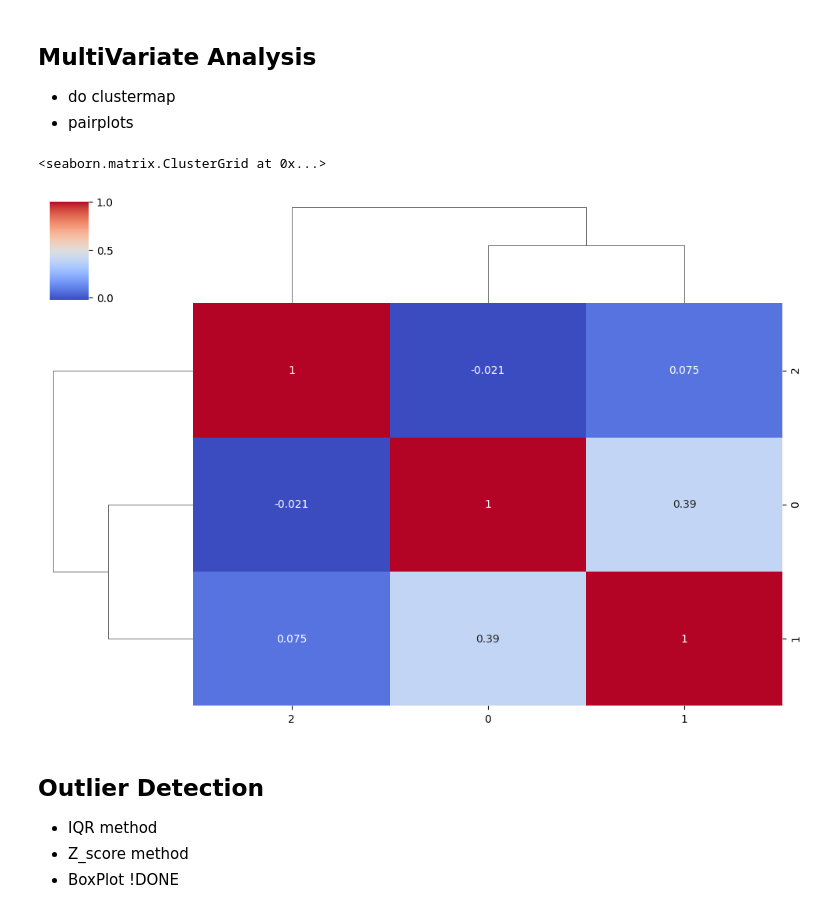
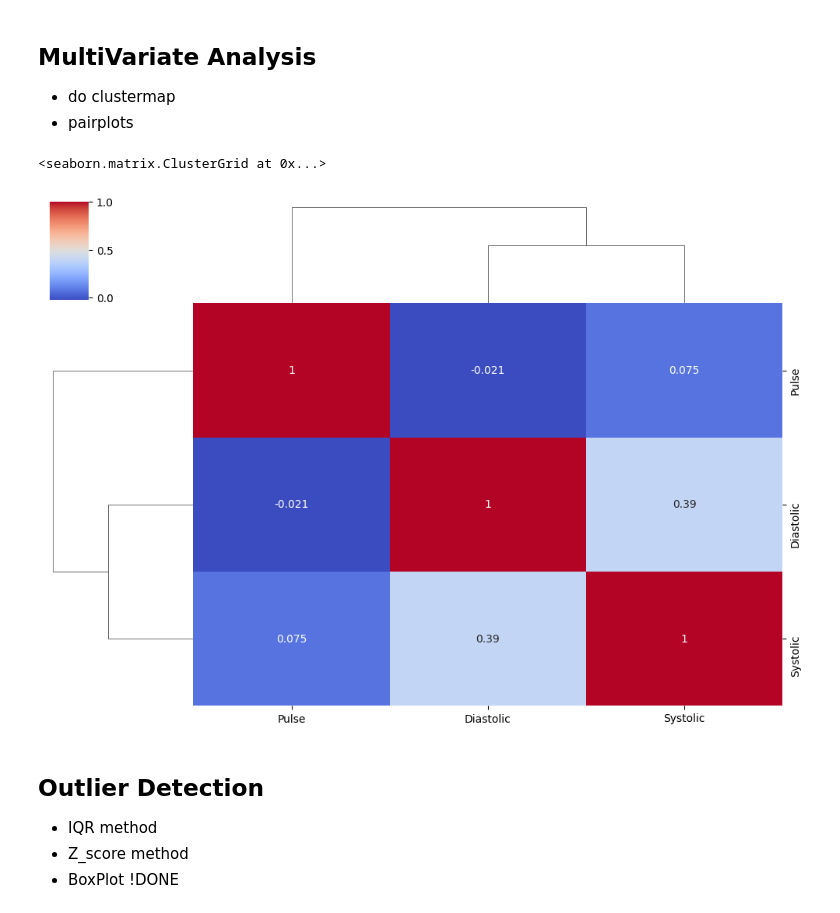
Before and after one commit to pouniq/BloodPressure_Analytics, a Jupyter notebook: Notebooks/EDA.ipynb, the cells around one changed output. Cells and saved outputs as stored; diff of their text form; code cells hidden in the pictures.

```diff
--- a/Notebooks/EDA.ipynb
+++ b/Notebooks/EDA.ipynb
@@ -262,5 +244,7 @@ df_R
 - duplicates
 - high null columns
 # %%
-df_L.info()
+df_L = pd.read_csv('../Data/Left/LeftFull.csv')
+df_R = pd.read_csv('../Data/Right/RightFull.csv')
+df_L
 # %% [output]
@@ -545,11 +502,11 @@ for Pulse vs Diastolic the r is -0.021 and p is 0.912
 - do clustermap
 - pairplots
 # %%
-df_num = df[num_cols]
+df_num = df_L[num_cols]
 sns.clustermap(df_num.corr(), annot=True, cmap='coolwarm', figsize=(10,7))
 # %% [output]
 <seaborn.matrix.ClusterGrid at 0x...>
-[figure, old version]
+[figure, new version]
 # %% [markdown]
 ## Outlier Detection
 - IQR method
```
Also changed, not shown: parts of 22 cells of this notebook, 3 other files.
